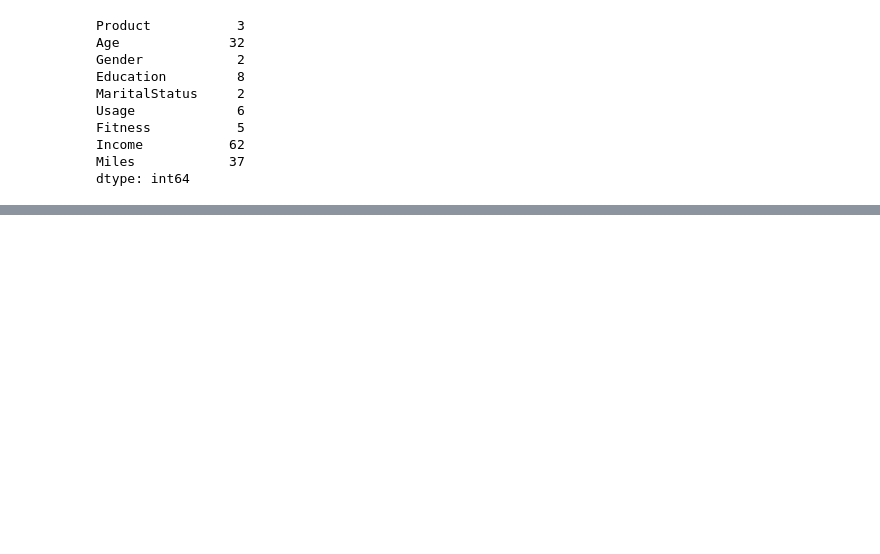
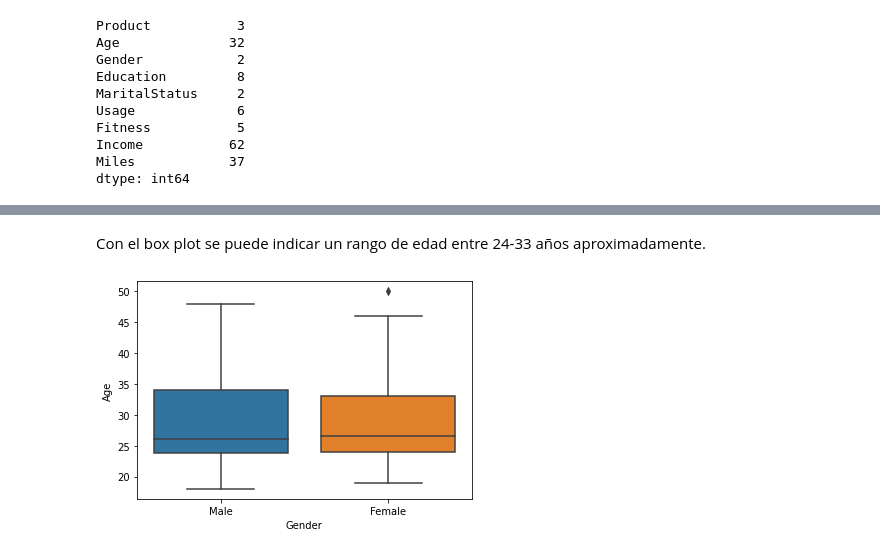
Before and after one commit to brincon/Pima-Indians-Diabetes-Database, a Jupyter notebook: CardioGoodnessFit/dataCardio.ipynb, the cells around one changed output, grey strips where cells are left out. Saved outputs shown, nothing was run; the diff lists cells and outputs as text; code cells hidden in the pictures; blank space fills up the shorter version.

```diff
--- a/CardioGoodnessFit/dataCardio.ipynb
+++ b/CardioGoodnessFit/dataCardio.ipynb
@@ -119,0 +166,7 @@ dtype: int64
+# %% [markdown]
+Con el box plot se puede indicar un rango de edad entre 24-33 años aproximadamente.
+# %%
+sns.boxplot(x="Gender", y="Age", data=data)
+plt.show()
+# %% [output]
+[figure, added]
```
Also changed, not shown: parts of 14 cells of this notebook.
